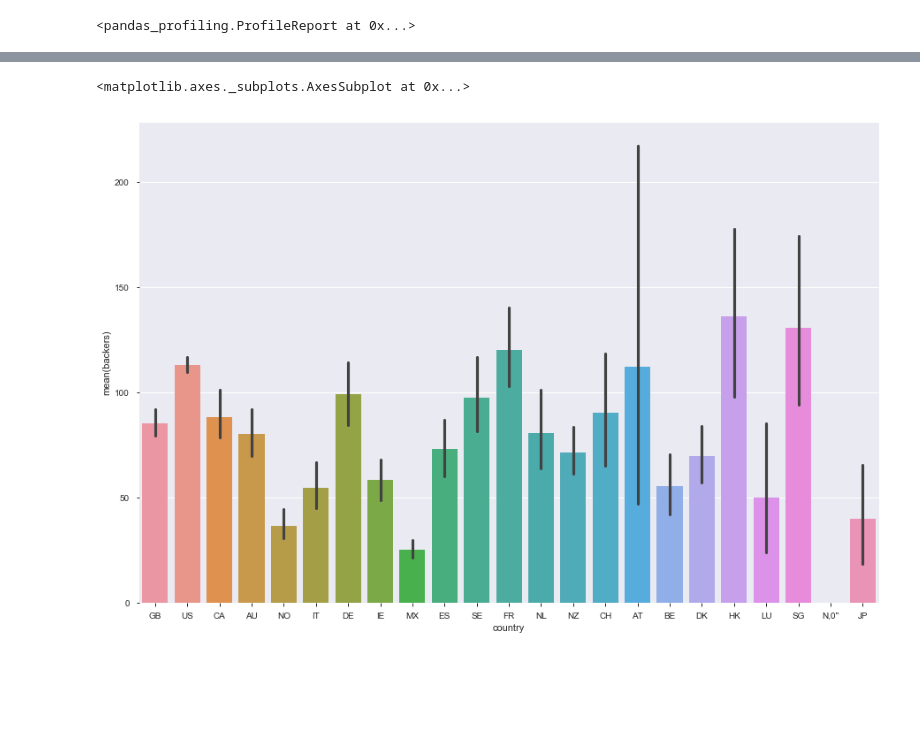
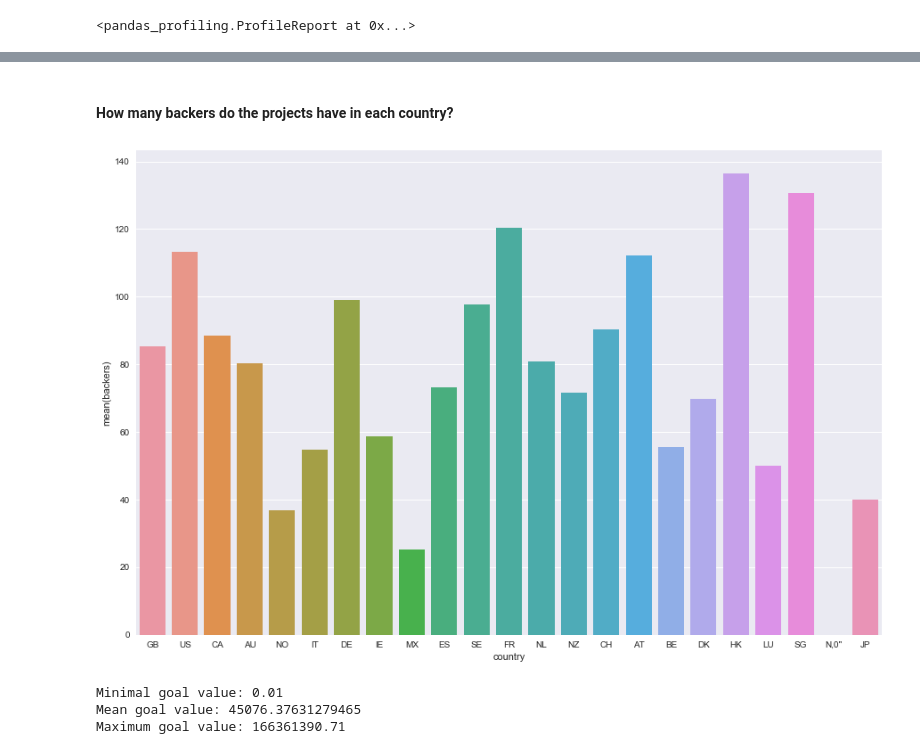
Before and after one commit to vmai1/dataExplorationProject, a Jupyter notebook: Python Code.ipynb, the cells around one changed output, grey strips where cells are left out. Cells and saved outputs as stored; diff of their text form; code cells hidden in the pictures; blank space fills up the shorter version.

```diff
--- a/Python Code.ipynb
+++ b/Python Code.ipynb
@@ -148,7 +169,17 @@ sns.countplot(x="country",hue="state",data=ks, ax=ax, palette="Paired")
+# %% [markdown]
+#### How many backers do the projects have in each country?
 # %%
 fig, ax = plt.subplots()
 fig.set_size_inches(15, 10)
-sns.barplot(x="country",y="backers",data=ks, ax=ax)
+sns.barplot(x="country",y="backers",data=ks,ci=None, ax=ax)
+plt.show()
 # %% [output]
-<matplotlib.axes._subplots.AxesSubplot at 0x...>
-[figure, old version]
+[figure, new version]
+# %%
+print("Minimal goal value:", ks["usd_goal_real"].min())
+print("Mean goal value:", ks["usd_goal_real"].mean())
+print("Maximum goal value:", ks["usd_goal_real"].max())
+# %% [output]
+Minimal goal value: 0.01
+Mean goal value: 45076.37631279465
+Maximum goal value: 166361390.71
```
Also changed, not shown: parts of 16 cells of this notebook.
